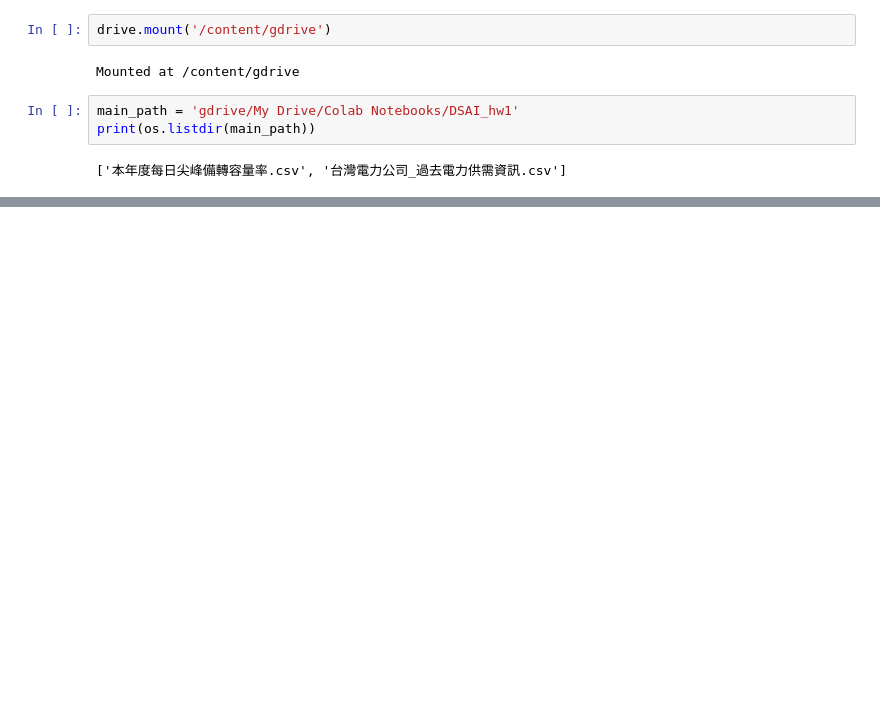
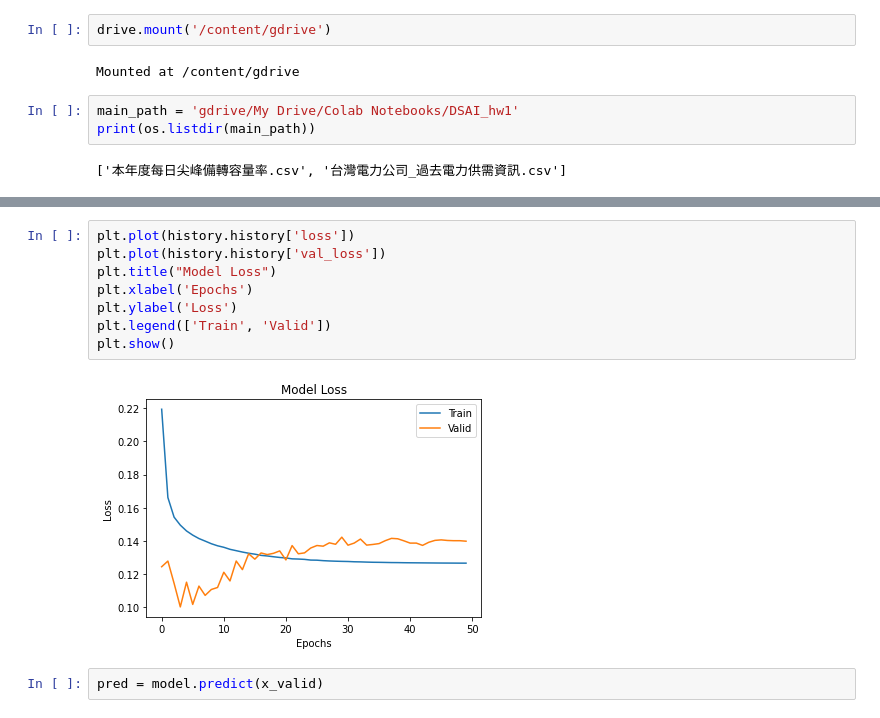
Before and after one commit to Howeng98/DSAI_HW1, a Jupyter notebook: DSAI_hw1.ipynb, the cells around one changed output, grey strips where cells are left out. Saved outputs shown, nothing was run; the diff lists cells and outputs as text; blank space fills up the shorter version.

```diff
--- a/DSAI_hw1.ipynb
+++ b/DSAI_hw1.ipynb
@@ -93,2 +172,14 @@ See the caveats in the documentation: https://pandas.pydata.org/pandas-docs/stab
+# %%
+plt.plot(history.history['loss'])
+plt.plot(history.history['val_loss'])
+plt.title("Model Loss")
+plt.xlabel('Epochs')
+plt.ylabel('Loss')
+plt.legend(['Train', 'Valid'])
+plt.show()
+# %% [output]
+[figure, added]
+# %%
+pred = model.predict(x_valid)
 # %%
 # Plotting data
```
Also changed, not shown: parts of 13 cells of this notebook.
